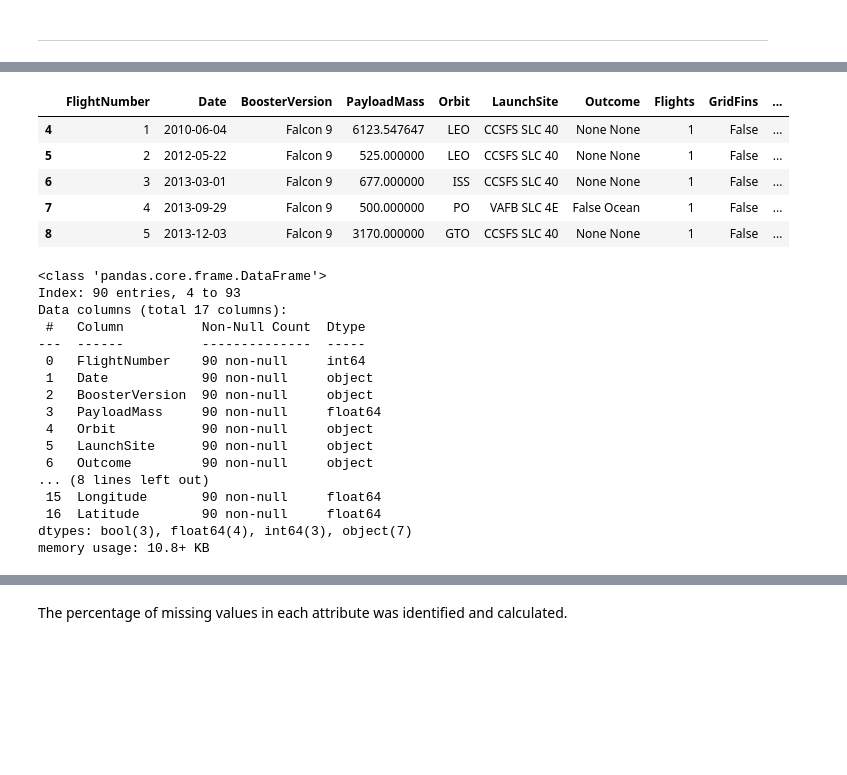
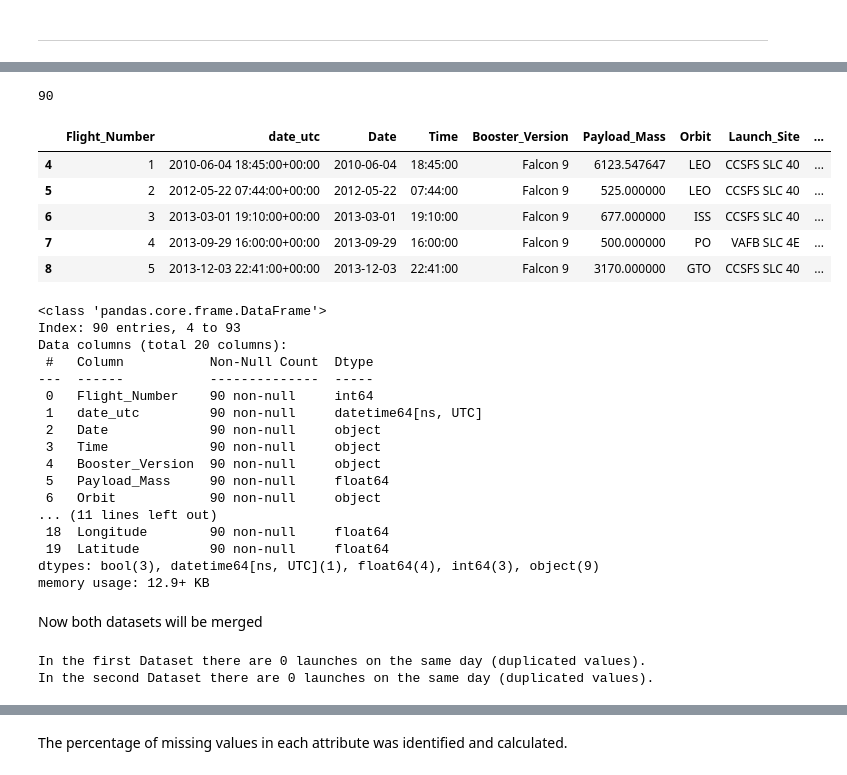
Before and after one commit to jgp-13/SpaceX_project, a Jupyter notebook: notebooks/Lab_3_Data_Wrangling_Completed.ipynb, the cells around one changed output, grey strips where cells are left out. Drawn from its saved outputs; the diff is of its cells as text; code cells hidden in the pictures; blank space fills up the shorter version.

Commit message:
finished labs 1 and 2 to get more info from NASA API

```diff
--- a/notebooks/Lab_3_Data_Wrangling_Completed.ipynb
+++ b/notebooks/Lab_3_Data_Wrangling_Completed.ipynb
@@ -34,4 +34,7 @@ import space_x
 import pickle
 
 from space_x.config import INTERIM_DATA_DIR
+
+pd.set_option('display.max_columns', None)    # Setting this option will print all collumns of a dataframe
+pd.set_option('display.max_colwidth', None)   # Setting this option will print all of the data in a feature
 # %% [markdown]
@@ -41,31 +78,43 @@ Space X dataset, is downloade from previous sections.
 # %%
 pickle_file = os.path.join(INTERIM_DATA_DIR, 'dataset_part_1.pkl')
 with open(pickle_file, 'rb') as file:
-    df = pickle.load(file)
-#print(len(df))
-display(df.head())
-df.info()
+    df1 = pickle.load(file)
+print(len(df1))
+display(df1.head())
+df1.info()
 # %% [output]
+90
-|  | FlightNumber | Date | BoosterVersion | PayloadMass | Orbit | LaunchSite | Outcome | Flights | GridFins | ... |
-| 4 | 1 | 2010-06-04 | Falcon 9 | 6123.547647 | LEO | CCSFS SLC 40 | None None | 1 | False | ... |
-| 5 | 2 | 2012-05-22 | Falcon 9 | 525.000000 | LEO | CCSFS SLC 40 | None None | 1 | False | ... |
-| 6 | 3 | 2013-03-01 | Falcon 9 | 677.000000 | ISS | CCSFS SLC 40 | None None | 1 | False | ... |
-| 7 | 4 | 2013-09-29 | Falcon 9 | 500.000000 | PO | VAFB SLC 4E | False Ocean | 1 | False | ... |
-| 8 | 5 | 2013-12-03 | Falcon 9 | 3170.000000 | GTO | CCSFS SLC 40 | None None | 1 | False | ... |
+|  | Flight_Number | date_utc | Date | Time | Booster_Version | Payload_Mass | Orbit | Launch_Site | ... |
+| 4 | 1 | 2010-06-04 18:45:00+00:00 | 2010-06-04 | 18:45:00 | Falcon 9 | 6123.547647 | LEO | CCSFS SLC 40 | ... |
+| 5 | 2 | 2012-05-22 07:44:00+00:00 | 2012-05-22 | 07:44:00 | Falcon 9 | 525.000000 | LEO | CCSFS SLC 40 | ... |
+| 6 | 3 | 2013-03-01 19:10:00+00:00 | 2013-03-01 | 19:10:00 | Falcon 9 | 677.000000 | ISS | CCSFS SLC 40 | ... |
+| 7 | 4 | 2013-09-29 16:00:00+00:00 | 2013-09-29 | 16:00:00 | Falcon 9 | 500.000000 | PO | VAFB SLC 4E | ... |
+| 8 | 5 | 2013-12-03 22:41:00+00:00 | 2013-12-03 | 22:41:00 | Falcon 9 | 3170.000000 | GTO | CCSFS SLC 40 | ... |
-<class 'pandas.core.frame.DataFrame'>
-Index: 90 entries, 4 to 93
-Data columns (total 17 columns):
- #   Column          Non-Null Count  Dtype
----  ------          --------------  -----
- 0   FlightNumber    90 non-null     int64
- 1   Date            90 non-null     object
- 2   BoosterVersion  90 non-null     object
- 3   PayloadMass     90 non-null     float64
- 4   Orbit           90 non-null     object
- 5   LaunchSite      90 non-null     object
- 6   Outcome         90 non-null     object
-... (8 lines left out)
- 15  Longitude       90 non-null     float64
- 16  Latitude        90 non-null     float64
-dtypes: bool(3), float64(4), int64(3), object(7)
-memory usage: 10.8+ KB
+<class 'pandas.core.frame.DataFrame'>
+Index: 90 entries, 4 to 93
+Data columns (total 20 columns):
+ #   Column           Non-Null Count  Dtype
+---  ------           --------------  -----
+ 0   Flight_Number    90 non-null     int64
+ 1   date_utc         90 non-null     datetime64[ns, UTC]
+ 2   Date             90 non-null     object
+ 3   Time             90 non-null     object
+ 4   Booster_Version  90 non-null     object
+ 5   Payload_Mass     90 non-null     float64
+ 6   Orbit            90 non-null     object
+... (11 lines left out)
+ 18  Longitude        90 non-null     float64
+ 19  Latitude         90 non-null     float64
+dtypes: bool(3), datetime64[ns, UTC](1), float64(4), int64(3), object(9)
+memory usage: 12.9+ KB
+# %% [markdown]
+Now both datasets will be merged
+# %%
+df1['Date'] = pd.to_datetime(df1['Date'])
+df2['Date'] = pd.to_datetime(df2['Date'])
+
+print(f'In the first Dataset there are {df1["Date"].duplicated().sum()} launches on the same day (duplicated values).')
+print(f'In the second Dataset there are {df2["Date"].duplicated().sum()} launches on the same day (duplicated values).')
+# %% [output]
+In the first Dataset there are 0 launches on the same day (duplicated values).
+In the second Dataset there are 0 launches on the same day (duplicated values).
```
Also changed, not shown: parts of 32 cells of this notebook, 10 other files.
